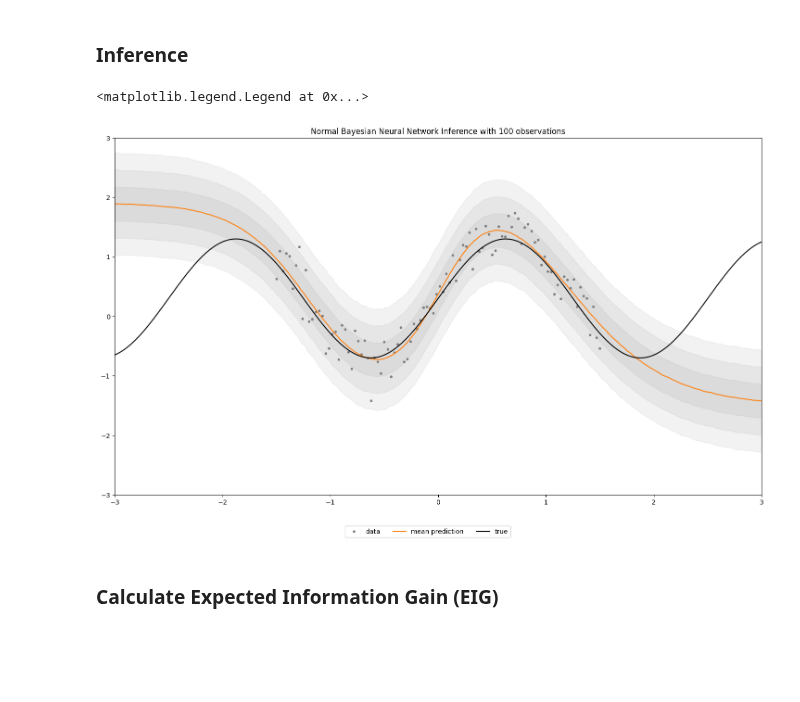
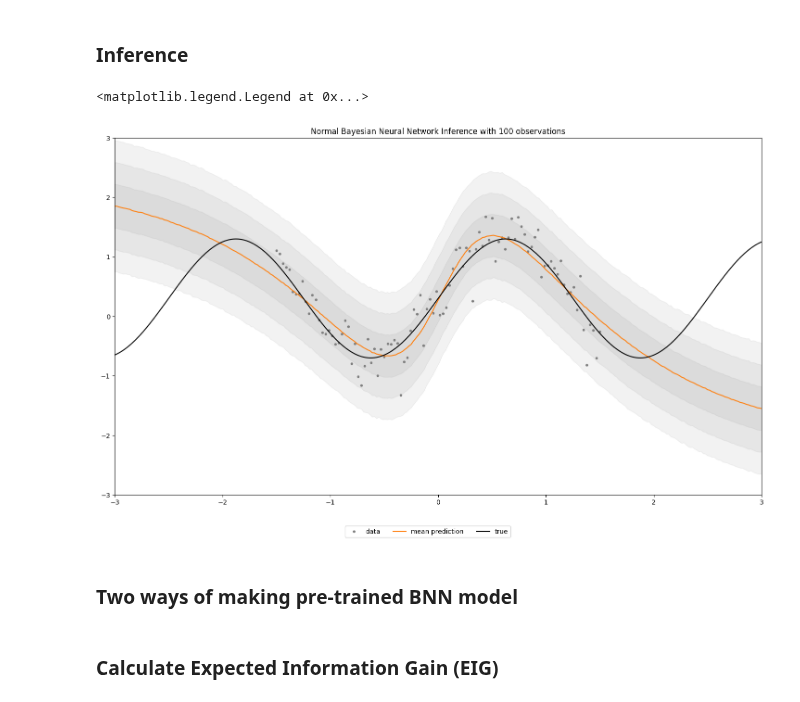
Before and after one commit to PorametPat/inspeqtor, a Jupyter notebook: documents/shared/shared_0001_regression_boed.ipynb, the cells around one changed output. Saved outputs shown, nothing was run; the diff lists cells and outputs as text; code cells hidden in the pictures; blank space fills up the shorter version.

```diff
--- a/documents/shared/shared_0001_regression_boed.ipynb
+++ b/documents/shared/shared_0001_regression_boed.ipynb
@@ -62,14 +77,19 @@ class MLP(nn.Module):
         return x
 
 
-def make_bmlp_model(layer_size: list[int] = [5], using_bayesian: bool = False):
+def make_bmlp_model(
+    layer_size: list[int] = [5],
+    using_bayesian: bool = False,
+    bnn_prior: dist.Distribution | dict[str, dist.Distribution] = dist.Normal(0, 1.0),
+    sigma_prior: dist.Distribution = dist.LogNormal(0, 1),
+):
     def BNN_model(input_shape):
         # This function convert flax model into numpyro model and make it Bayesian
         return random_flax_module(
             "MLP",
             MLP(layer_size),
             input_shape=input_shape,
-            prior=dist.Normal(0, 1),
+            prior=bnn_prior,
         )
 
     def NN_model(input_shape):
@@ -84,9 +104,9 @@ def make_bmlp_model(layer_size: list[int] = [5], using_bayesian: bool = False):
         mu = mlp(x)
         # So we squeeze the last dimension
         mu = jnp.squeeze(mu, axis=-1)
-        sigma = numpyro.sample("MLP/sigma", dist.LogNormal(0, 1))
+        sigma = numpyro.sample("sigma", sigma_prior)
 
-        return numpyro.sample("MLP/y", dist.Normal(mu, sigma), obs=y)  # type: ignore
+        return numpyro.sample("y", dist.Normal(mu, sigma), obs=y)  # type: ignore
 
     return probabilistic_model_v2
 
@@ -102,7 +122,7 @@ def make_bmlp_marginal_guide(is_range_design: bool = False):
         # -1 at the end is for the output dimension, so we dont't have to squeeze it later
         mean = numpyro.param("mean", jnp.zeros(design.shape[design_dim:-1]))
         # Alternatively, we could use `to_event` to make the distribution over the last dimension
-        return numpyro.sample("MLP/y", dist.Normal(mean, 1))  # type: ignore
+        return numpyro.sample("y", dist.Normal(mean, 1))  # type: ignore
 
     return marginal_guide_v3
 # %% [markdown]
@@ -135,7 +155,7 @@ MLP/sigma dist    |
 ### Train the model and guide
 # %%
 n_iterations = 10000
-optimizer = get_default_optimizer(n_iterations=n_iterations)
+optimizer = sq.optimize.get_default_optimizer(n_iterations=n_iterations)
 key = jax.random.key(0)
 key, subkey = jax.random.split(key)
 
@@ -146,7 +166,7 @@ x = jnp.linspace(-1.5, 1.5, n_observations)
 y = noisy_fn(x, subkey)
 
 model = make_bmlp_model(using_bayesian=True)
-guide = autoguide.AutoNormal(model, init_loc_fn=init_to_feasible)
+guide = autoguide.AutoDiagonalNormal(model, init_loc_fn=init_to_feasible)
 
 svi = SVI(
     model,
@@ -176,33 +196,35 @@ samples = predictive(
     x=x_test,
 )
 
-y_pred = samples["MLP/y"]
+y_pred = samples["y"]
 # plot the results
 fig, ax = plt.subplots(figsize=(18, 10))
 ax.plot(x, y, ".", label="data", color="gray")
 ax.plot(x_test, y_pred.mean(0), "-", label="mean prediction", color="C1")
 # STD of the prediction
 for std_factor in [1, 2, 3]:
     ax.fill_between(
         x_test.reshape(-1),
         y_pred.mean(0) - std_factor * y_pred.std(0),
         y_pred.mean(0) + std_factor * y_pred.std(0),
         alpha=0.10,
         color="gray",
     )
 
 ax.plot(x_test, true_fn(x_test), label="true", color="black")
 # ax.set_ylim(-3.0, 3.0)
 ax.set_title(
     f"Normal Bayesian Neural Network Inference with {n_observations} observations"
 )
 ax.set_ylim(-3.0, 3.0)
 ax.set_xlim(-3.0, 3.0)
 fig.legend(
     loc="upper center",
     bbox_to_anchor=(0.5, 0.05),
     ncol=4,
 )
 # %% [output]
 <matplotlib.legend.Legend at 0x...>
-[figure, old version]
+[figure, new version]
+# %% [markdown]
+### Two ways of making pre-trained BNN model
```
Also changed, not shown: parts of 12 cells of this notebook, 19 other files.
